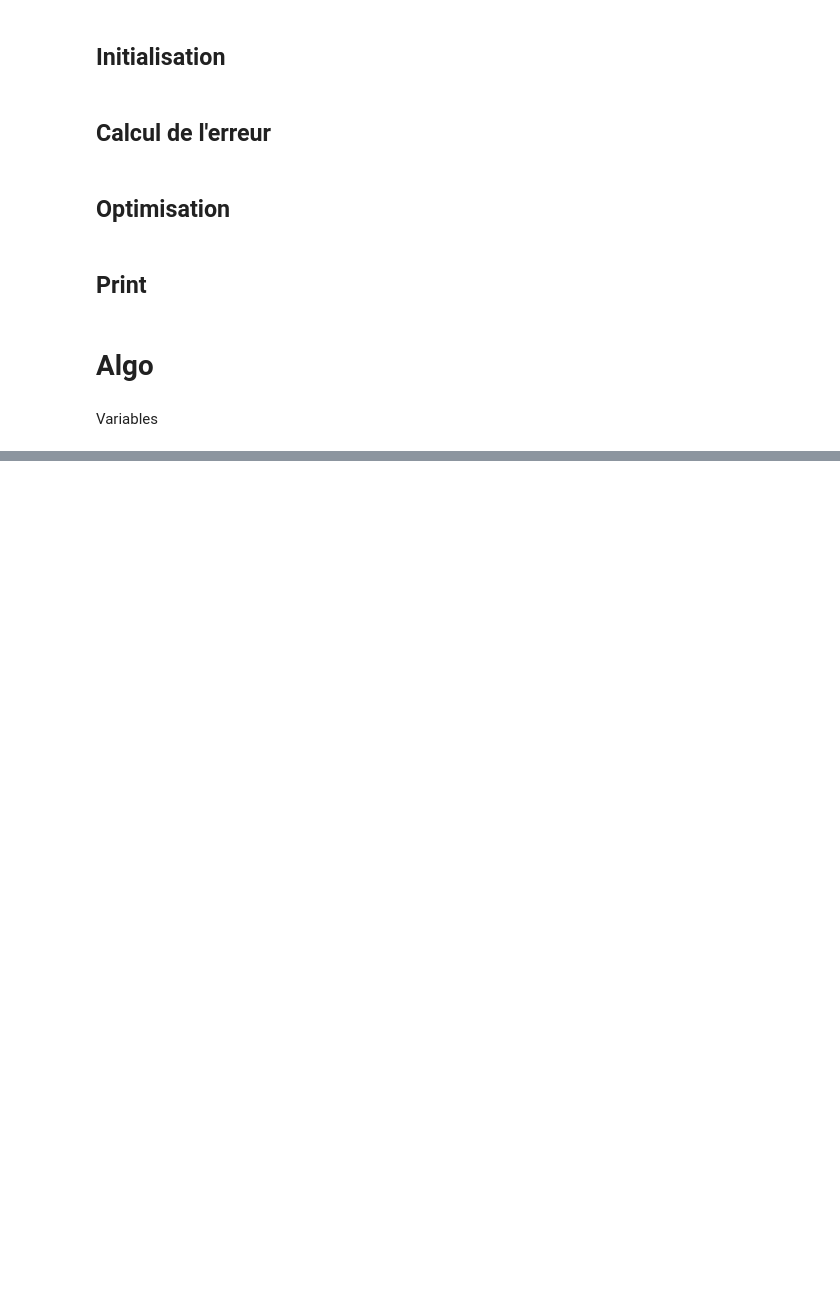
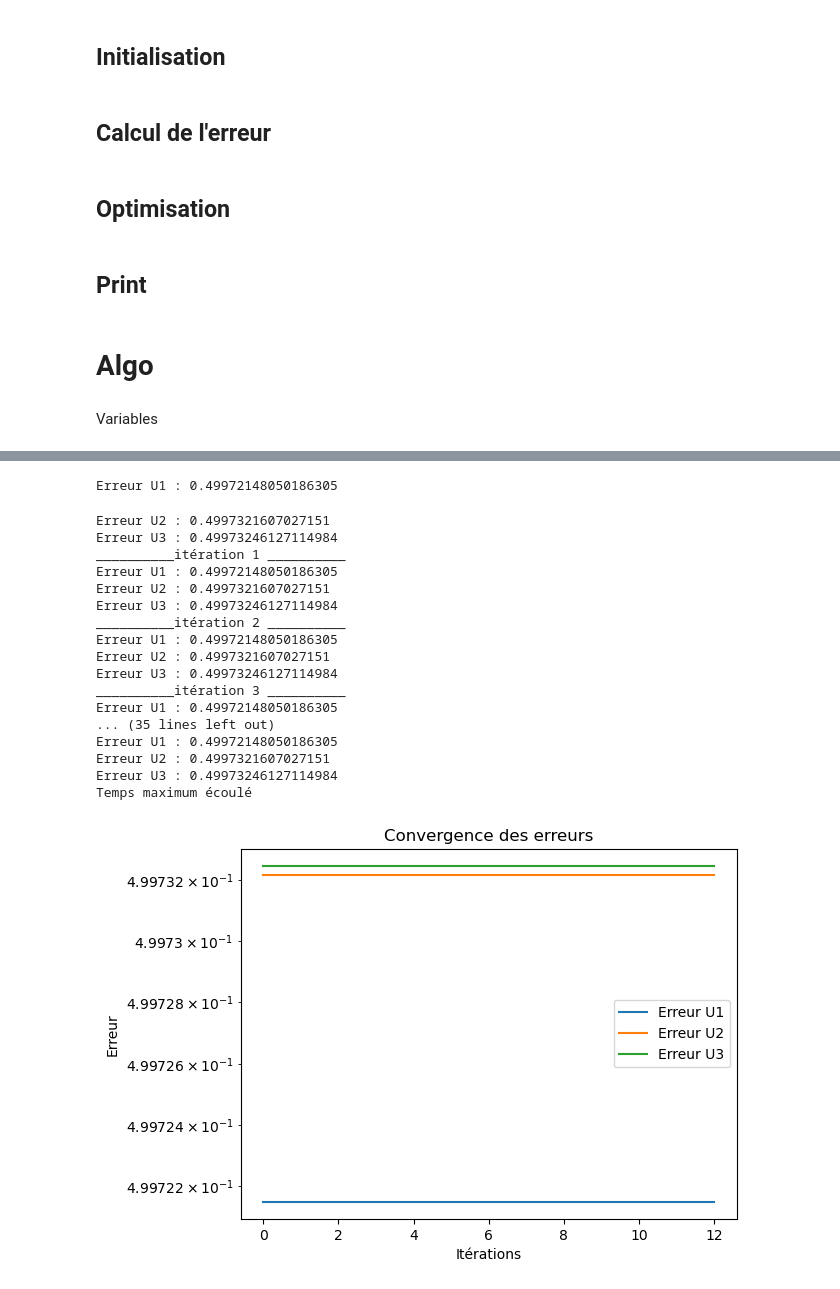
Before and after one commit to MedhiVDBK/Project_Research, a Jupyter notebook: impl.ipynb, the cells around one changed output, grey strips where cells are left out. Drawn from its saved outputs; the diff is of its cells as text; code cells hidden in the pictures; blank space fills up the shorter version.

Commit message:
Optimization U via le chat

```diff
--- a/impl.ipynb
+++ b/impl.ipynb
@@ -151,3 +265,41 @@ def Optimization(T, U1, U2, U3, G, max_iter=10,maxtime=300,tol=1e-6):
+# %%
+def Optimization_par_step(T, U1, U2, U3, G, max_iter=10,maxtime=300,tol=1e-6):
+    erreurU1=[]
+    erreurU2=[]
+    erreurU3=[]
+    start_time=time.time()
+
+    for i in range (max_iter):
+
+        T1 = T
+        U1_,err = optiU(T1, U1, U2, U3, G)
+        erreurU1.append(err)
+        print(f"Erreur U1 : {err}")
+
+        T2 = np.transpose(T, (1, 0, 2))
+        U2_,err = optiU(T2, U2, U1, U3, np.transpose(G, (1, 0, 2)))
+        erreurU2.append(err)
+        print(f"Erreur U2 : {err}")
+
+        T3 = np.transpose(T, (2, 0, 1))
+        U3_,err = optiU(T3, U3, U1, U2, np.transpose(G, (2, 0, 1)))
+        erreurU3.append(err)
+        print(f"Erreur U3 : {err}")
+
+        G=optiG(T,U1_,U2_,U3_,G)
+        U1=U1_
+        U2=U2_
+        U3=U3_
+
+        error=calcul_error (T,G,U1,U2,U3)
+        if erreurU1[-1]<tol or erreurU2[-1]<tol or erreurU3[-1]<tol:
+            print("Seuil de tolérance atteint")
+            break
+        if time.time()-start_time>maxtime:
+            print("Temps maximum écoulé")
+            break
+        print(f"__________itération {i+1} __________")
+    return U1,U2,U3,G,erreurU1,erreurU2,erreurU3
 # %% [markdown]
 ## Print
 # %%
@@ -210,0 +358,23 @@ Temps maximum écoulé
+# %%
+U1,U2,U3,G,erreurU1,erreurU2,erreurU3=Optimization_par_step(T, U1, U2, U3, G, max_iter,maxtime,tol)
+print_results(erreurU1,erreurU2,erreurU3)
+# %% [output]
+Erreur U1 : 0.49972148050186305
+Erreur U2 : 0.4997321607027151
+Erreur U3 : 0.49973246127114984
+__________itération 1 __________
+Erreur U1 : 0.49972148050186305
+Erreur U2 : 0.4997321607027151
+Erreur U3 : 0.49973246127114984
+__________itération 2 __________
+Erreur U1 : 0.49972148050186305
+Erreur U2 : 0.4997321607027151
+Erreur U3 : 0.49973246127114984
+__________itération 3 __________
+Erreur U1 : 0.49972148050186305
+... (35 lines left out)
+Erreur U1 : 0.49972148050186305
+Erreur U2 : 0.4997321607027151
+Erreur U3 : 0.49973246127114984
+Temps maximum écoulé
+[figure, added]
```
Also changed, not shown: parts of 7 cells of this notebook.
